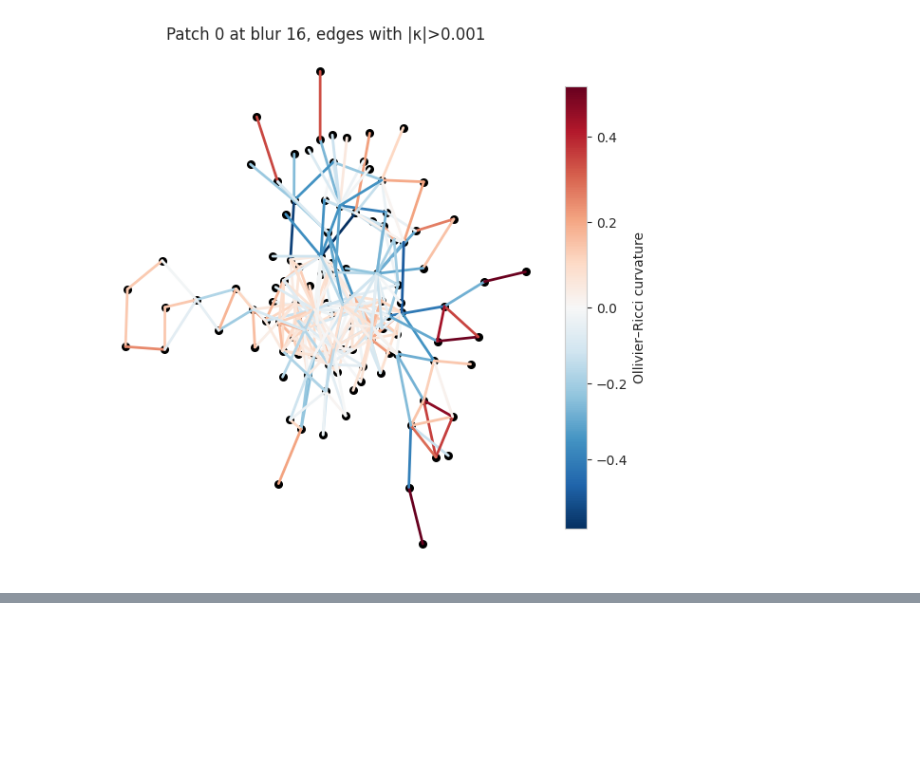
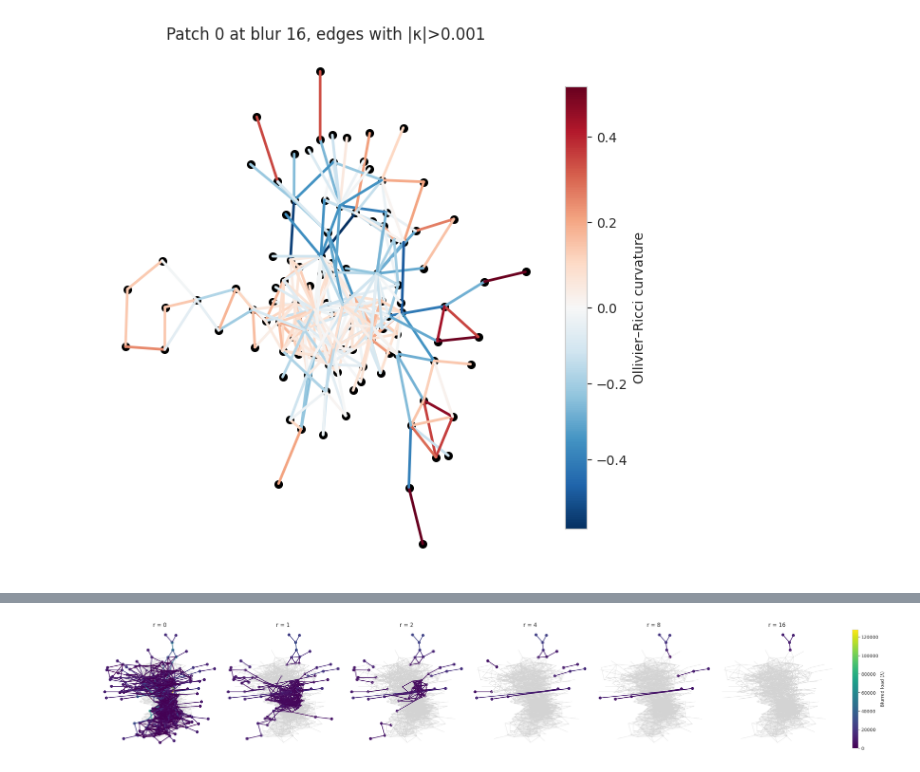
Before and after one commit to Antel0pe/SpaceOfMNIST-Digits, a Jupyter notebook: MaximizeGeodesicVSEuclideanDistance.ipynb, the cells around one changed output, grey strips where cells are left out. Cells and saved outputs as stored; diff of their text form; code cells hidden in the pictures; blank space fills up the shorter version.

```diff
--- a/MaximizeGeodesicVSEuclideanDistance.ipynb
+++ b/MaximizeGeodesicVSEuclideanDistance.ipynb
@@ -1980,0 +2268,60 @@ inv_weight                                                           [248, 190,
+# %%
+import numpy as np
+import matplotlib.pyplot as plt
+import matplotlib.colors as mcolors
+
+# --- Assumes subg (largest comp) and lambdas (dict of blurred edge-loads) exist ---
+
+# 1) Define blur radii and layout
+radii = sorted(lambdas.keys())  # e.g. [0,1,2,4,8]
+layout = subg.layout("kk", weights=subg.es['weight'])
+coords = np.array(layout.coords)
+
+# 2) Determine global colormap scale
+all_vals = np.concatenate([lambdas[r] for r in radii])
+vmin, vmax = all_vals.min(), all_vals.max()
+cmap = plt.cm.viridis
+norm = mcolors.Normalize(vmin=vmin, vmax=vmax)
+
+# 3) Set a node threshold (e.g. nodes whose max incident λ >= threshold)
+threshold = vmin + 0.05 * (vmax - vmin)  # adjust between 0 and 1 scale
+
+# 4) Create small multiples
+fig, axes = plt.subplots(1, len(radii), figsize=(4*len(radii), 4), constrained_layout=True)
+
+for ax, r in zip(axes, radii):
+    vals = lambdas[r]
+    ax.set_title(f"r = {r}")
+    # plot all edges
+    for eid, (u, v) in enumerate(subg.get_edgelist()):
+        x0, y0 = coords[u]
+        x1, y1 = coords[v]
+        ax.plot([x0, x1], [y0, y1], color='lightgray', linewidth=0.5)
+    # compute node values = max λ of incident edges
+    node_vals = np.zeros(subg.vcount())
+    for vtx in subg.vs.indices:
+        inc = subg.incident(vtx)
+        if inc:
+            node_vals[vtx] = vals[inc].max()
+    # filter nodes above threshold
+    nodes_to_show = [vtx for vtx, val in enumerate(node_vals) if val >= threshold]
+    # plot filtered edges between those nodes
+    for eid, (u, v) in enumerate(subg.get_edgelist()):
+        if u in nodes_to_show and v in nodes_to_show:
+            x0, y0 = coords[u]
+            x1, y1 = coords[v]
+            ax.plot([x0, x1], [y0, y1], color=cmap(norm(vals[eid])), linewidth=1.5)
+    # scatter the filtered nodes
+    xs, ys = coords[nodes_to_show, 0], coords[nodes_to_show, 1]
+    sc = ax.scatter(xs, ys, c=node_vals[nodes_to_show], cmap=cmap, norm=norm, s=30)
+    ax.axis('off')
+
+# 5) Shared colorbar
+sm = plt.cm.ScalarMappable(cmap=cmap, norm=norm)
+sm.set_array(all_vals)
+cbar = fig.colorbar(sm, ax=axes, orientation='vertical', fraction=0.02, pad=0.02)
+cbar.set_label("Blurred load (λ)")
+
+plt.show()
+# %% [output]
+[figure, added]
```
Also changed, not shown: parts of 15 cells of this notebook.
